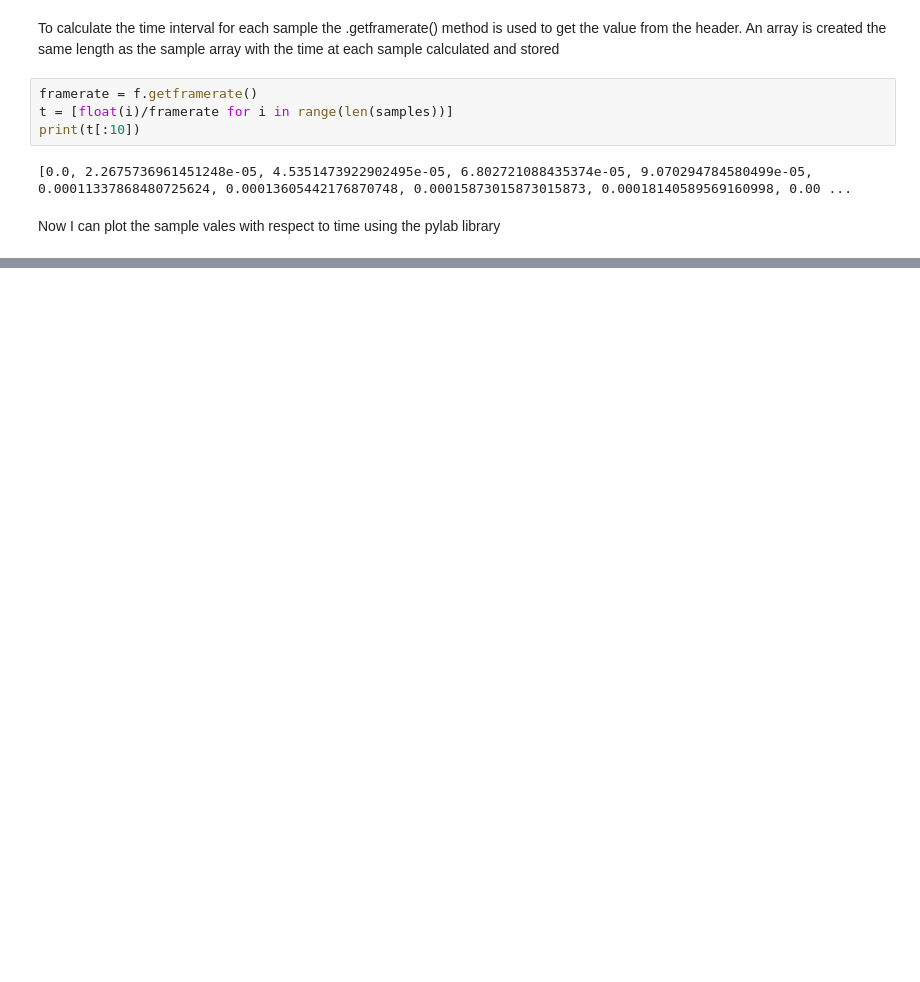
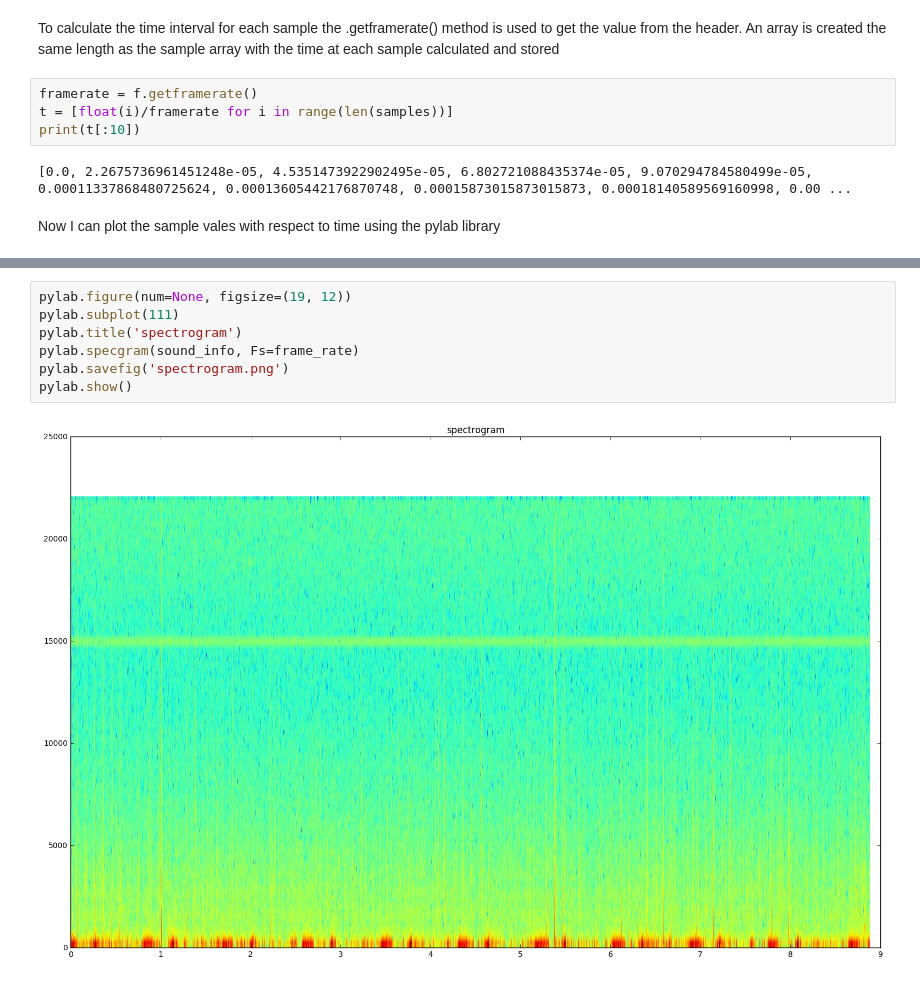
Before and after one commit to J-Doyle/CE888-Assignment, a Jupyter notebook: Loading Data.ipynb, the cells around one changed output, grey strips where cells are left out. Saved outputs shown, nothing was run; the diff lists cells and outputs as text; blank space fills up the shorter version.

```diff
--- a/Loading Data.ipynb
+++ b/Loading Data.ipynb
@@ -40,0 +52,9 @@ plt.show()
+# %%
+pylab.figure(num=None, figsize=(19, 12))
+pylab.subplot(111)
+pylab.title('spectrogram')
+pylab.specgram(sound_info, Fs=frame_rate)
+pylab.savefig('spectrogram.png')
+pylab.show()
+# %% [output]
+[figure, added]
```
Also changed, not shown: parts of 8 cells of this notebook, 3 other files.
